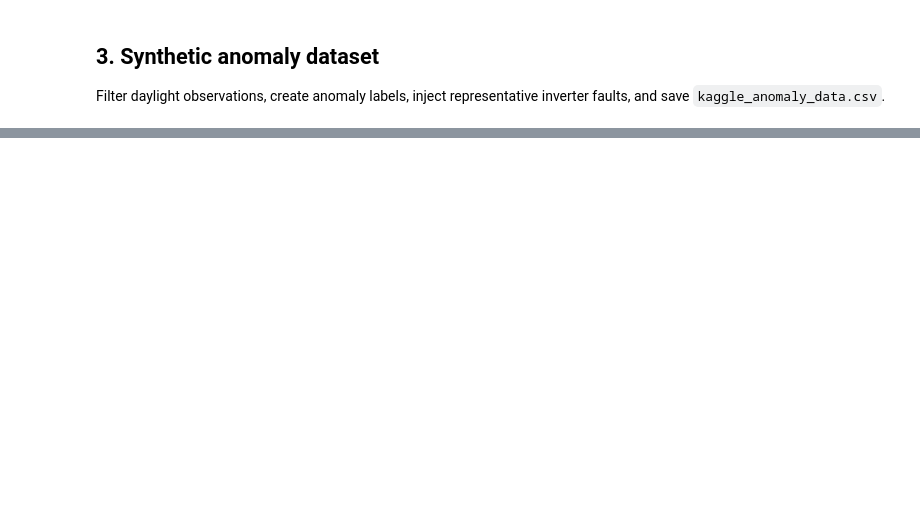
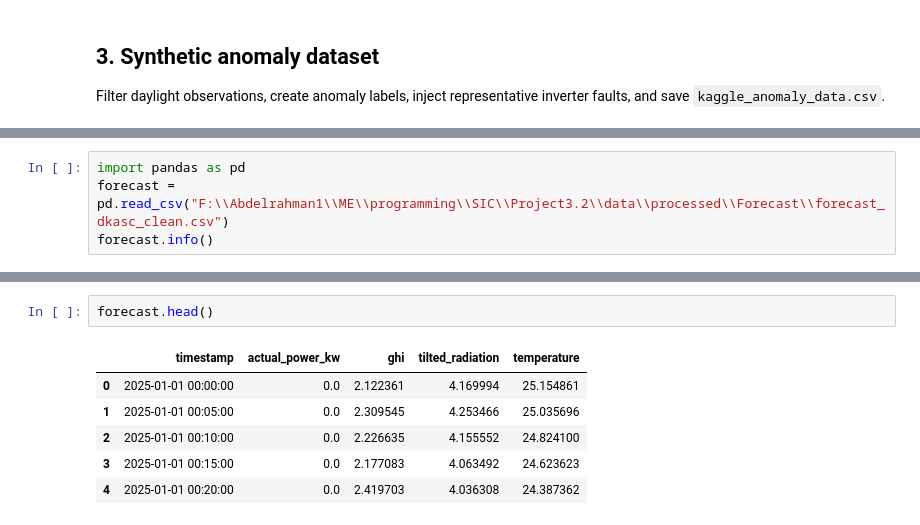
Before and after one commit to abdelrahman-adel111/Solar-AI-Platform-Renewable-Generation-Yield-Grid-Load-Anomaly-Intelligence, a Jupyter notebook: notebooks/Data Cleaning.ipynb, the cells around one changed output, grey strips where cells are left out. Cells and saved outputs as stored; diff of their text form; blank space fills up the shorter version.

```diff
--- a/notebooks/Data Cleaning.ipynb
+++ b/notebooks/Data Cleaning.ipynb
@@ -225,0 +312,4 @@ print(f"Saved kaggle_anomaly_data.csv to: {output_path}")
+# %%
+import pandas as pd
+forecast = pd.read_csv("F:\\Abdelrahman1\\ME\\programming\\SIC\\Project3.2\\data\\processed\\Forecast\\forecast_dkasc_clean.csv")
+forecast.info()
@@ -225,0 +329,9 @@ print(f"Saved kaggle_anomaly_data.csv to: {output_path}")
+# %%
+forecast.head()
+# %% [output]
+|  | timestamp | actual_power_kw | ghi | tilted_radiation | temperature |
+| 0 | 2025-01-01 00:00:00 | 0.0 | 2.122361 | 4.169994 | 25.154861 |
+| 1 | 2025-01-01 00:05:00 | 0.0 | 2.309545 | 4.253466 | 25.035696 |
+| 2 | 2025-01-01 00:10:00 | 0.0 | 2.226635 | 4.155552 | 24.824100 |
+| 3 | 2025-01-01 00:15:00 | 0.0 | 2.177083 | 4.063492 | 24.623623 |
+| 4 | 2025-01-01 00:20:00 | 0.0 | 2.419703 | 4.036308 | 24.387362 |
```
Also changed, not shown: parts of 17 cells of this notebook, 5 other files.
